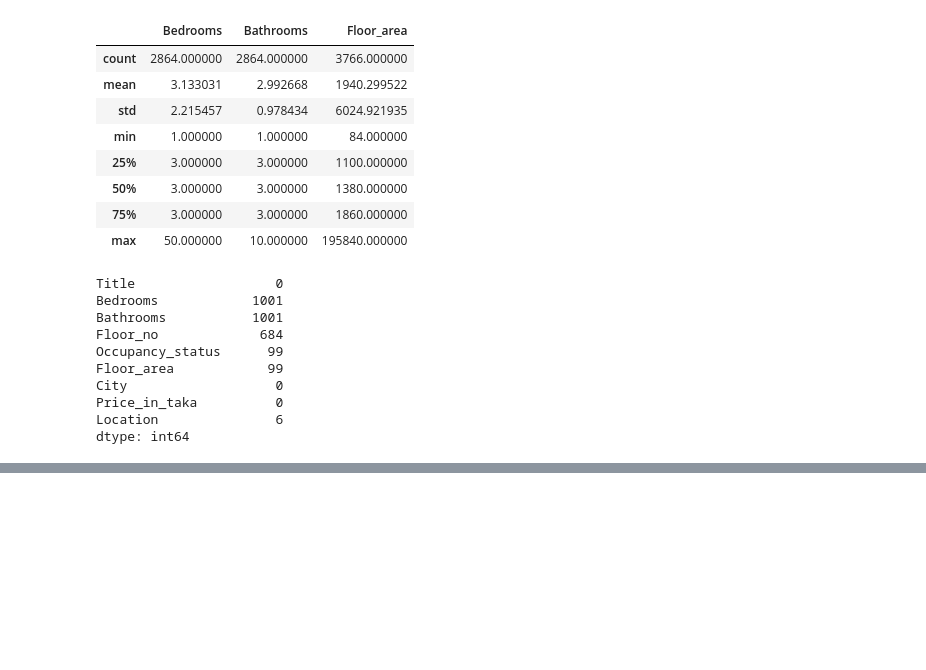
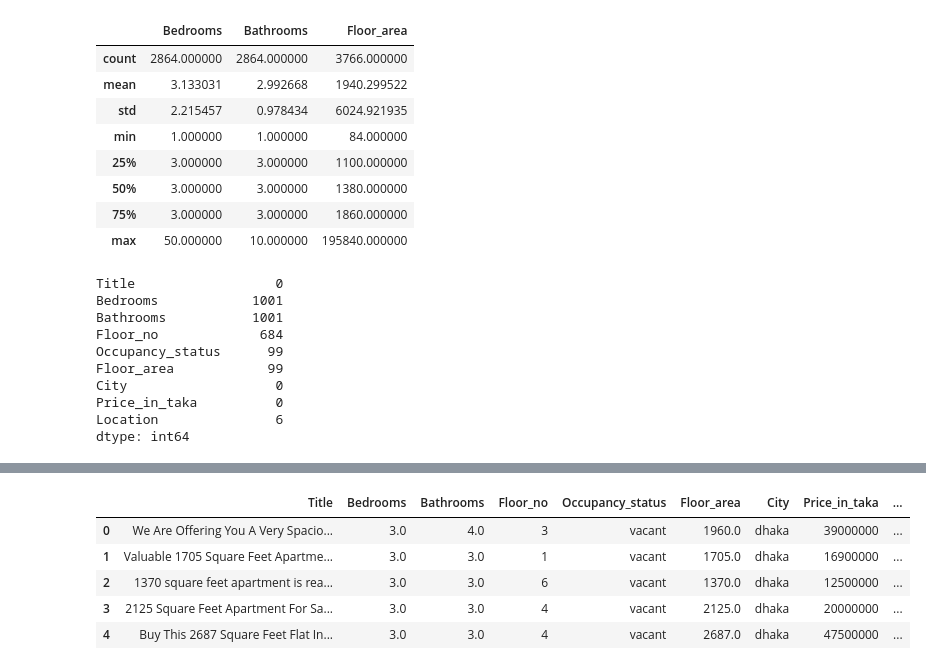
Before and after one commit to ishuu19/My_Practice, a Jupyter notebook: dhaka-bangladesh-rent-analysis.ipynb, the cells around one changed output, grey strips where cells are left out. Cells and saved outputs as stored; diff of their text form; code cells hidden in the pictures; blank space fills up the shorter version.

Commit message:
Kaggle Notebook | Dhaka(Bangladesh) Rent Analysis | Version 2

```diff
--- a/dhaka-bangladesh-rent-analysis.ipynb
+++ b/dhaka-bangladesh-rent-analysis.ipynb
@@ -70,0 +90,11 @@ dtype: int64
+# %%
+data['Price_in_taka'] = pd.to_numeric(data['Price_in_taka'].str.replace(',', '').str.replace('৳', ''), errors = 'coerce')
+# %%
+data.head()
+# %% [output]
+|  | Title | Bedrooms | Bathrooms | Floor_no | Occupancy_status | Floor_area | City | Price_in_taka | ... |
+| 0 | We Are Offering You A Very Spacio... | 3.0 | 4.0 | 3 | vacant | 1960.0 | dhaka | 39000000 | ... |
+| 1 | Valuable 1705 Square Feet Apartme... | 3.0 | 3.0 | 1 | vacant | 1705.0 | dhaka | 16900000 | ... |
+| 2 | 1370 square feet apartment is rea... | 3.0 | 3.0 | 6 | vacant | 1370.0 | dhaka | 12500000 | ... |
+| 3 | 2125 Square Feet Apartment For Sa... | 3.0 | 3.0 | 4 | vacant | 2125.0 | dhaka | 20000000 | ... |
+| 4 | Buy This 2687 Square Feet Flat In... | 3.0 | 3.0 | 4 | vacant | 2687.0 | dhaka | 47500000 | ... |
```
Also changed, not shown: parts of 5 cells of this notebook.
